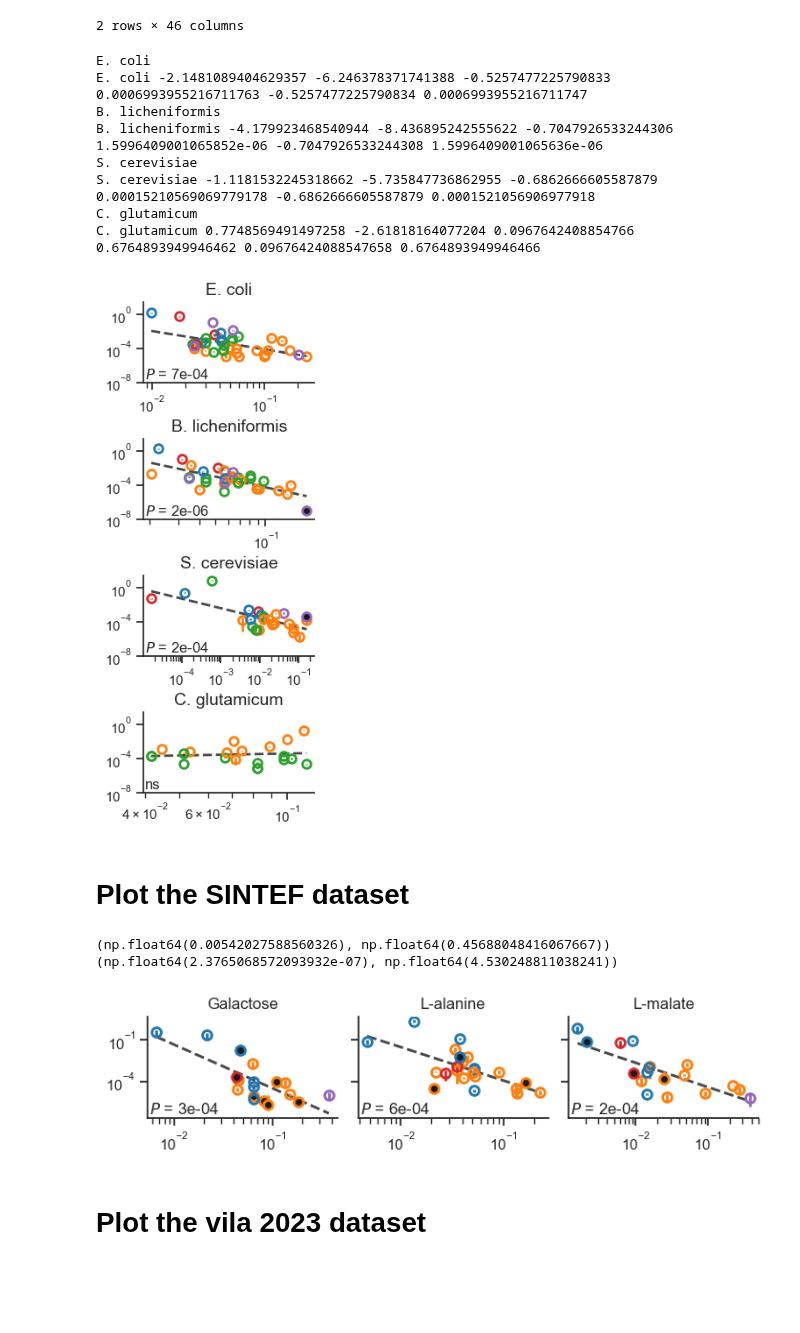
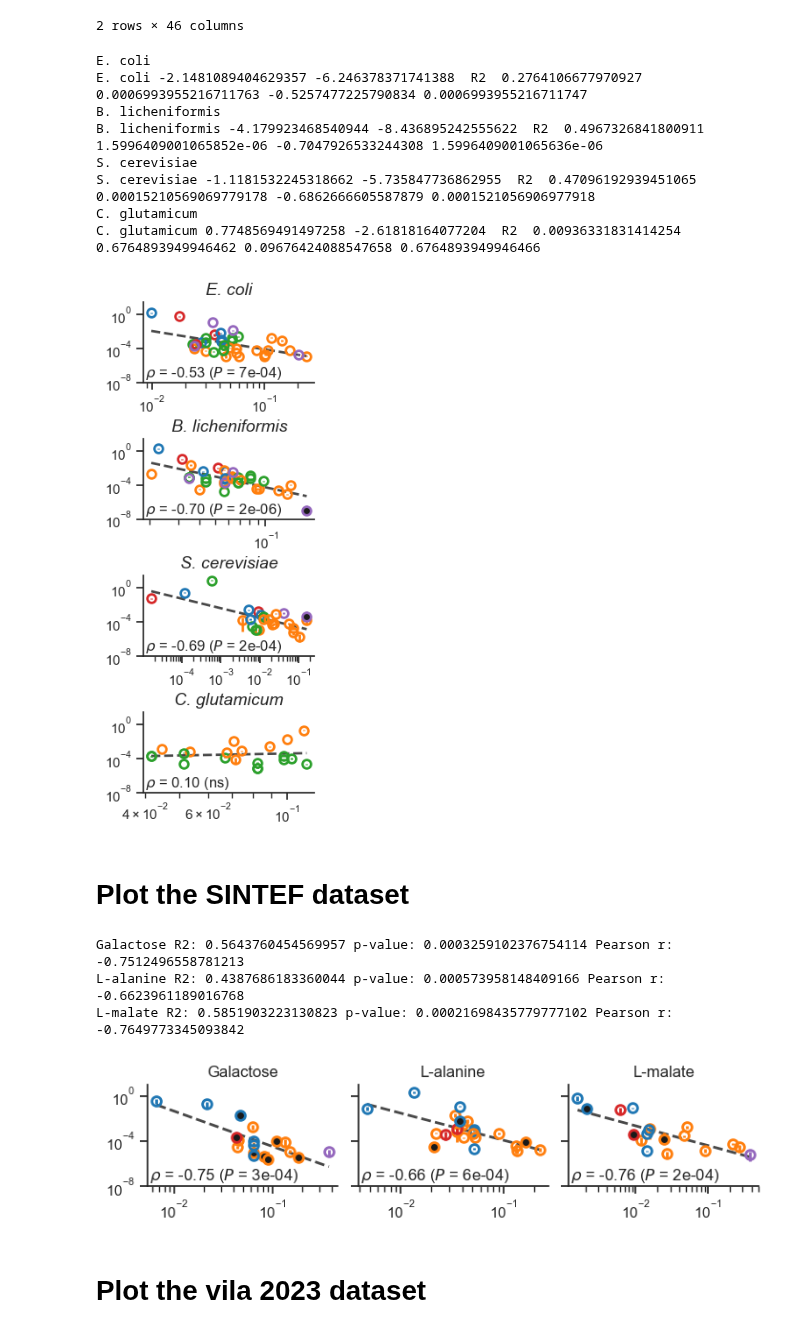
Before and after one commit to sulheim/metabolite-release, a Jupyter notebook: notebooks/1_release_rates/4_div/4C_make_figure_1.ipynb, the cells around one changed output. Saved outputs shown, nothing was run; the diff lists cells and outputs as text; code cells hidden in the pictures; blank space fills up the shorter version.

Commit message:
Redo figures

```diff
--- a/notebooks/1_release_rates/4_div/4C_make_figure_1.ipynb
+++ b/notebooks/1_release_rates/4_div/4C_make_figure_1.ipynb
@@ -284,19 +284,19 @@ for i, species in enumerate(species_list):
                          markeredgecolor=pcolors[j], markerfacecolor=markerfacecolor,
                          markeredgewidth = 2, ms = 7, lw = 2,
                          ecolor = pcolors[j])
-    axes[i].set_title(species, fontsize = 14)
+    axes[i].set_title(species, fontsize = 14, fontstyle = 'italic')
     slope, intercept, rvalue, pvalue, _ = linregress(logx,logy)
     pearson_r, pearson_p = st.pearsonr(logx, logy)
-    print(species, slope, intercept, rvalue, pvalue, pearson_r, pearson_p)
+    print(species, slope, intercept, ' R2 ', rvalue**2, pvalue, pearson_r, pearson_p)
     xarr, yarr, xarr10, yarr10 = linear_fit(slope, intercept, logx)
     axes[i].plot(xarr10, yarr10, ls = '--', c = 'k', lw = 2, zorder=-1, alpha = 0.8)
     # axes[i].annotate(fr'$\rho$ = {rvalue:.2f}', (0.65, 0.9), xycoords = 'axes fraction')
     # axes[i].annotate(fr'p-val = {pvalue:.0e}', (0.56, 0.8), xycoords = 'axes fraction')
-    if pvalue < 0.05:
-        pval_label = f'$P$ = {pvalue:.0e}'#p<0.001'
+    if pearson_p < 0.05:
+        pval_label = f'$P$ = {pearson_p:.0e}'#p<0.001'
     else:
         pval_label='ns'
-    axes[i].annotate(pval_label, (0.01, 0.01), xycoords = 'axes fraction', va = 'bottom', ha = 'left')#, fontsize = 10)
+    axes[i].annotate(fr'$\rho$ = {rvalue:.2f} ({pval_label})', (0.01, 0.01), xycoords = 'axes fraction', va = 'bottom', ha = 'left')#, fontsize = 10)
     axes[i].set_yscale('log')
     axes[i].set_xscale('log')
     axes[i].set_ylim([1e-8, 30])
@@ -319,14 +319,14 @@ plt.savefig(figure_folder / '1_paczia_rates.pdf')
 # p = sns.relplot(data = df_no_cg_p, x = 'log10(Metabolite value [gDW/mmol])', y = 'log10(Rate [mmol/gDW/h])', col = 'Species', col_wrap=3, hue = 'Compound class', s = 100, facet_kws={'sharex': False, 'sharey': False})
 # %% [output]
 E. coli
-E. coli -2.1481089404629357 -6.246378371741388 -0.5257477225790833 0.0006993955216711763 -0.5257477225790834 0.0006993955216711747
+E. coli -2.1481089404629357 -6.246378371741388  R2  0.2764106677970927 0.0006993955216711763 -0.5257477225790834 0.0006993955216711747
 B. licheniformis
-B. licheniformis -4.179923468540944 -8.436895242555622 -0.7047926533244306 1.5996409001065852e-06 -0.7047926533244308 1.5996409001065636e-06
+B. licheniformis -4.179923468540944 -8.436895242555622  R2  0.4967326841800911 1.5996409001065852e-06 -0.7047926533244308 1.5996409001065636e-06
 S. cerevisiae
-S. cerevisiae -1.1181532245318662 -5.735847736862955 -0.6862666605587879 0.00015210569069779178 -0.6862666605587879 0.0001521056906977918
+S. cerevisiae -1.1181532245318662 -5.735847736862955  R2  0.47096192939451065 0.00015210569069779178 -0.6862666605587879 0.0001521056906977918
 C. glutamicum
-C. glutamicum 0.7748569491497258 -2.61818164077204 0.0967642408854766 0.6764893949946462 0.09676424088547658 0.6764893949946466
+C. glutamicum 0.7748569491497258 -2.61818164077204  R2  0.00936331831414254 0.6764893949946462 0.09676424088547658 0.6764893949946466
-[figure, old version]
+[figure, new version]
 # %% [markdown]
 # Plot the SINTEF dataset
 # %%
@@ -354,39 +354,44 @@ for i, cs in enumerate(df_s['Carbon source'].unique()):
             markerfacecolor = 'k'
         else:
             markerfacecolor = 'none'
         axes[i].errorbar(x[j], y[j], yerr = yjerr,  ls = 'none', marker = 'o', c = pcolors[j], zorder = 0,
                          markeredgecolor=pcolors[j], markerfacecolor=markerfacecolor,
                          markeredgewidth = 2, linewidth = 2, ms = 7,
                          ecolor = pcolors[j])# alpha = 0.8,
     axes[i].set_title(cs, fontsize=12)
     slope, intercept, rvalue, pvalue, _ = linregress(logx,logy)
     xarr, yarr, xarr10, yarr10 = linear_fit(slope, intercept, logx)
+    pearson_r, pearson_p = st.pearsonr(logx, logy)
+
     axes[i].plot(xarr10, yarr10, ls = '--', c = 'k', lw = 2, zorder=-1, alpha = 0.8)
     # axes[i].annotate(fr'$\rho$ = {rvalue:.2f}', (0.65, 0.9), xycoords = 'axes fraction')
     # axes[i].annotate(fr'p-val = {pvalue:.0e}', (0.56, 0.8), xycoords = 'axes fraction')
-    axes[i].annotate(f'$P$ = {pvalue:.0e}', (0.01, 0.01), xycoords = 'axes fraction', ha = 'left', va = 'bottom')
+    axes[i].annotate(fr'$\rho$ = {pearson_r:.2f} ($P$ = {pvalue:.0e})', (0.01, 0.01), xycoords = 'axes fraction', ha = 'left', va = 'bottom')
     axes[i].set_yscale('log')
     axes[i].set_xscale('log')
     # sns.regplot(x = logx, y = logy, scatter = False, color = 'gray', ax = axes[i], line_kws={'ls':'--', 'lw': 2})#, truncate=False
-
+    print(cs, 'R2:', rvalue**2, 'p-value:', pvalue, 'Pearson r:', rvalue)
 # axes[0].set_ylabel(r'$\rm{log}_{10}$(Rate [mmol/gDW/h])')
 # fig.supylabel(r'Rate [$\rm{mmol \cdot gDW^{-1} \cdot h^{-1}}$]', x = 0.06, size = 12)
 # axes[3].set_ylim([1e-5, 1])
 
 # axes[1].set_xlim([0.015, 0.25])
-# axes[0].set_ylim(-6, 1.5)
+axes[0].set_ylim(1e-8,10)
 sns.despine()
 # fig.supxlabel(r'Metabolite value [$\rm{gDW \cdot mmol^{-1}}$]', y = 0.05, size = 12)
 # plt.tight_layout()
 # plt.subplots_adjust(hspace = 0.4, left=0.15, bottom=0.3)
 plt.subplots_adjust(wspace = 0.11, hspace = 0.3, left=0.15, right=0.95, top=0.88, bottom=0.35)
-print(axes[0].get_xlim(), axes[0].get_ylim())
+# print(axes[0].get_xlim(), axes[0].get_ylim())
+
 plt.savefig(figure_folder / '1_sintef rates.pdf')
 # sns.scatterplot(data = df_no_cg_p, x = 'log10(Metabolite value [gDW/mmol])', y = 'log10(Rate [mmol/gDW/h])')
 # p = sns.relplot(data = df_no_cg_p, x = 'log10(Metabolite value [gDW/mmol])', y = 'log10(Rate [mmol/gDW/h])', col = 'Species', col_wrap=3, hue = 'Compound class', s = 100, facet_kws={'sharex': False, 'sharey': False})
 # %% [output]
-(np.float64(0.00542027588560326), np.float64(0.45688048416067667)) (np.float64(2.3765068572093932e-07), np.float64(4.530248811038241))
+Galactose R2: 0.5643760454569957 p-value: 0.0003259102376754114 Pearson r: -0.7512496558781213
+L-alanine R2: 0.4387686183360044 p-value: 0.000573958148409166 Pearson r: -0.6623961189016768
+L-malate R2: 0.5851903223130823 p-value: 0.00021698435779777102 Pearson r: -0.7649773345093842
-[figure, old version]
+[figure, new version]
 # %% [markdown]
 # Plot the vila 2023 dataset
 # %%
```
Also changed, not shown: parts of 1 cell of this notebook, 7 other files.
